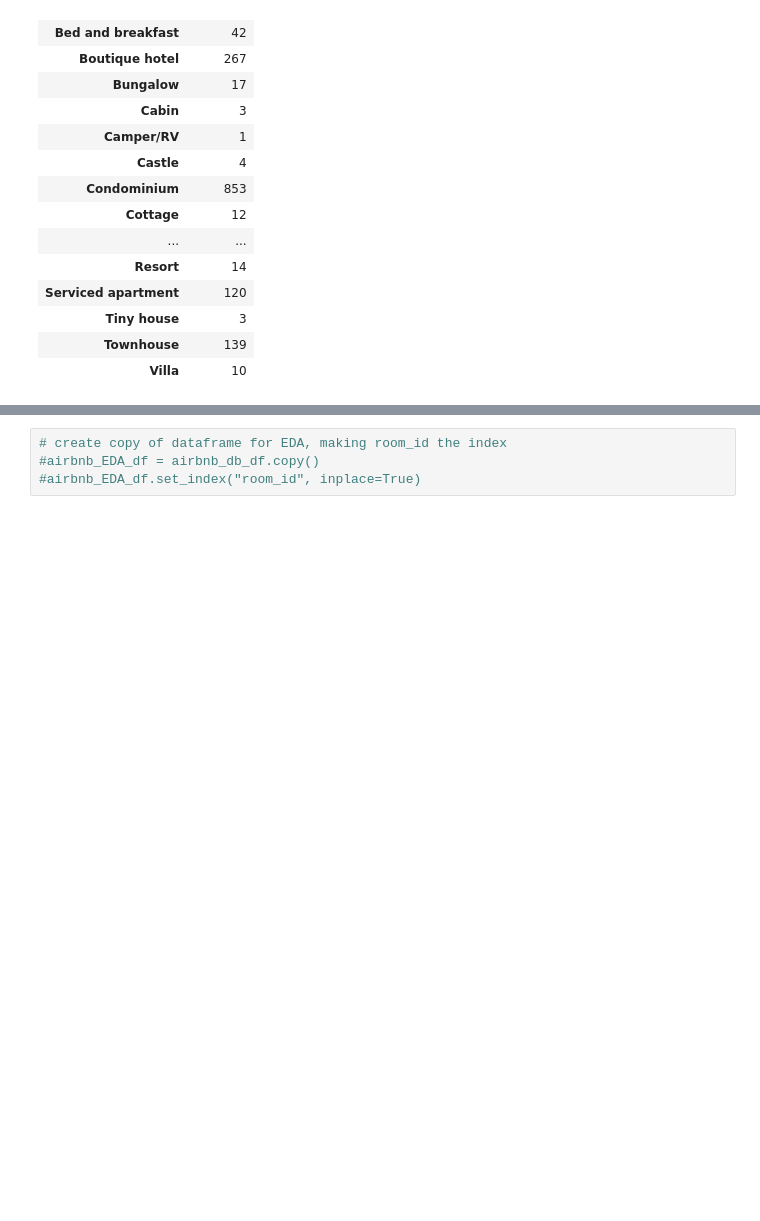
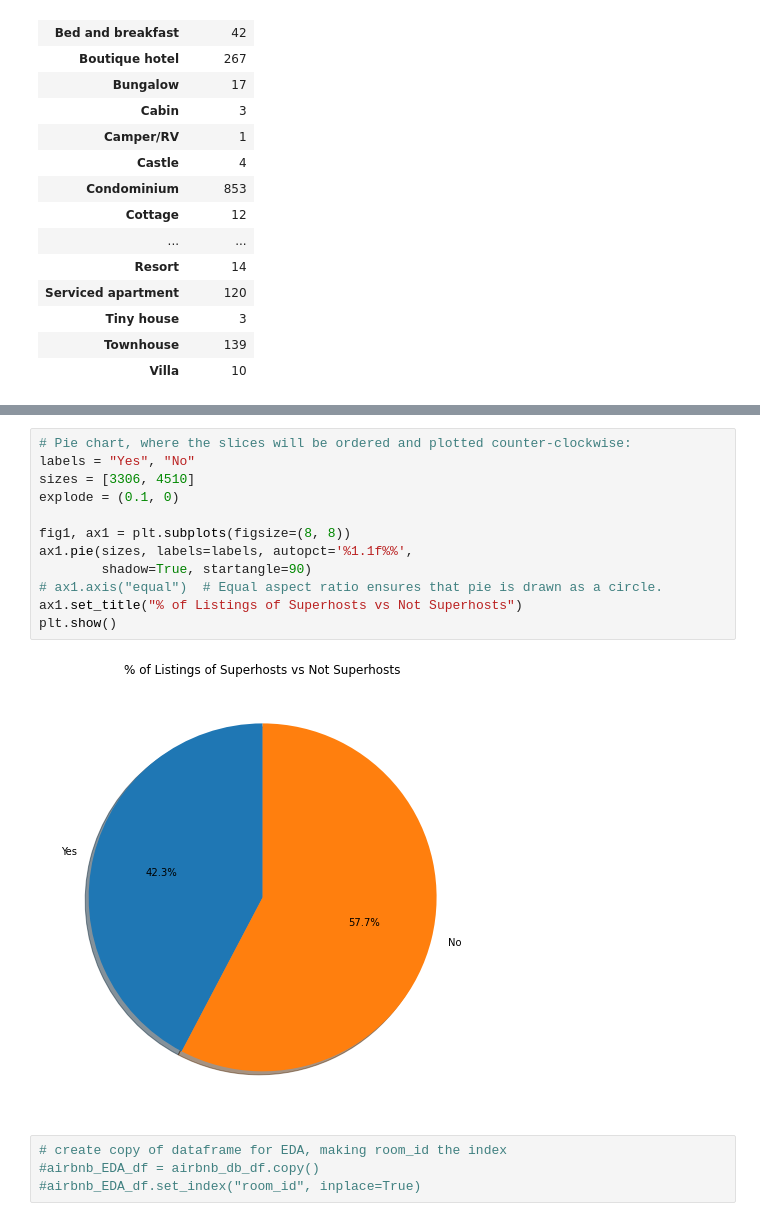
Before and after one commit to rustiri/final_group_airbnb, a Jupyter notebook: SF_Airbnb_EDA.ipynb, the cells around one changed output, grey strips where cells are left out. Drawn from its saved outputs; the diff is of its cells as text; blank space fills up the shorter version.

```diff
--- a/SF_Airbnb_EDA.ipynb
+++ b/SF_Airbnb_EDA.ipynb
@@ -599,3 +626,17 @@ plt.show()
+# %%
+# Pie chart, where the slices will be ordered and plotted counter-clockwise:
+labels = "Yes", "No"
+sizes = [3306, 4510]
+explode = (0.1, 0)
+
+fig1, ax1 = plt.subplots(figsize=(8, 8))
+ax1.pie(sizes, labels=labels, autopct='%1.1f%%',
+        shadow=True, startangle=90)
+# ax1.axis("equal")  # Equal aspect ratio ensures that pie is drawn as a circle.
+ax1.set_title("% of Listings of Superhosts vs Not Superhosts")
+plt.show()
+# %% [output]
+[figure, added]
 # %%
 # create copy of dataframe for EDA, making room_id the index
 #airbnb_EDA_df = airbnb_db_df.copy()
```
Also changed, not shown: parts of 5 cells of this notebook, 8 other files.
